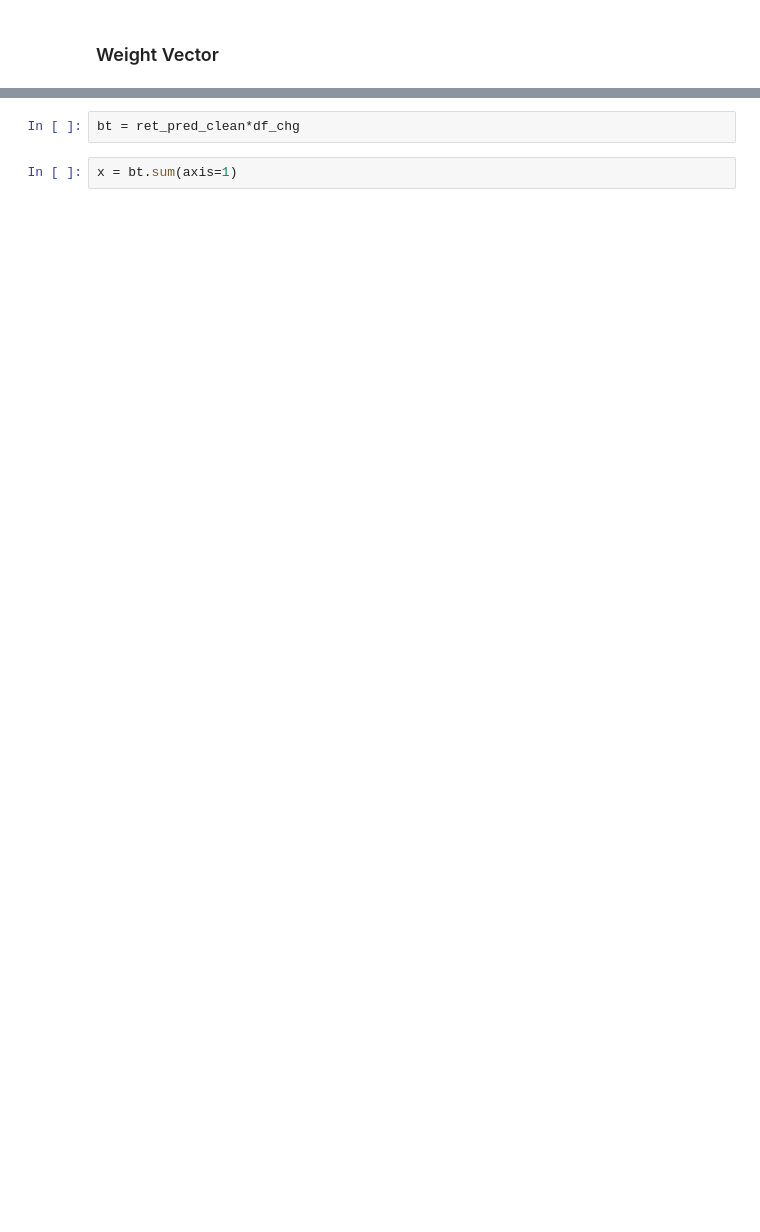
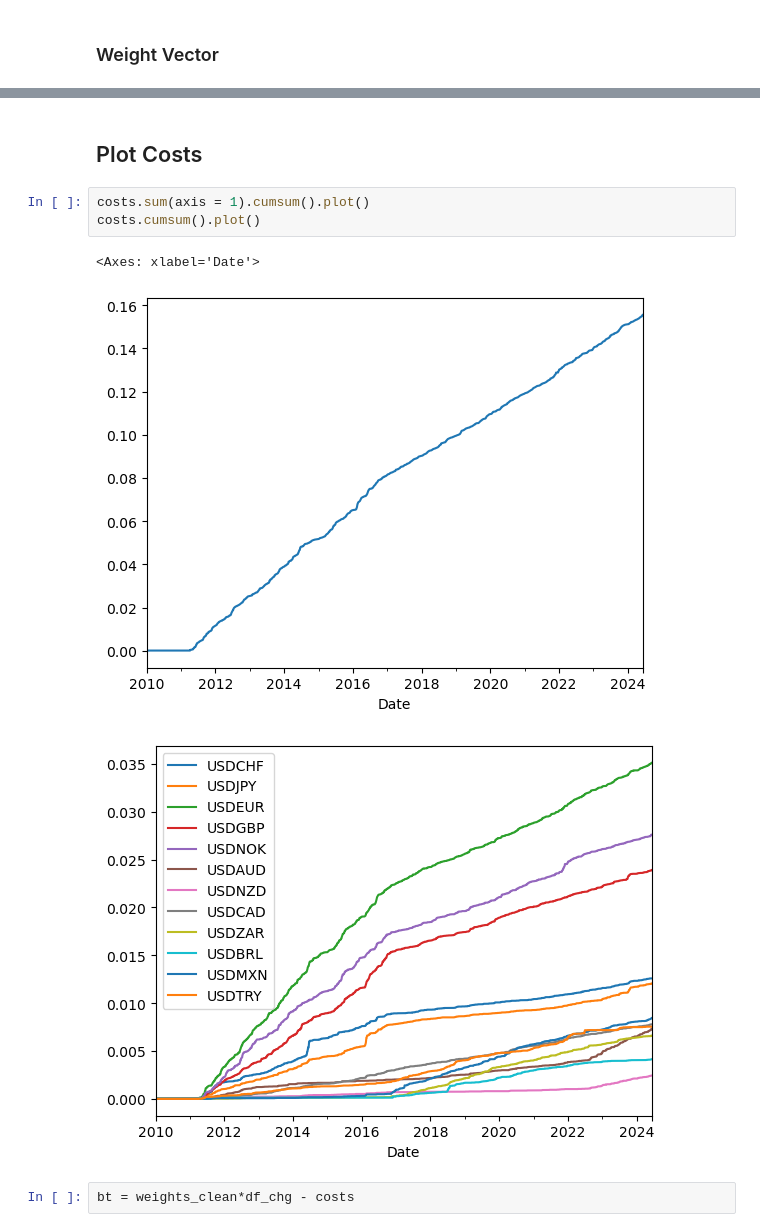
Before and after one commit to andreignatius/quant-trading, a Jupyter notebook: fx_portfolio_construction.ipynb, the cells around one changed output, grey strips where cells are left out. Saved outputs shown, nothing was run; the diff lists cells and outputs as text; blank space fills up the shorter version.

```diff
--- a/fx_portfolio_construction.ipynb
+++ b/fx_portfolio_construction.ipynb
@@ -165,7 +179,14 @@ ret_pred_clean.plot(figsize = (20,8))
+# %% [markdown]
+## Plot Costs
+# %%
+costs.sum(axis = 1).cumsum().plot()
+costs.cumsum().plot()
+# %% [output]
+<Axes: xlabel='Date'>
+[figure, added]
+[figure, added]
 # %%
-bt = ret_pred_clean*df_chg
+bt = weights_clean*df_chg - costs
-# %%
-x = bt.sum(axis=1)
 # %%
 bt.sum(axis=1).cumsum().plot()
 bt.cumsum().plot()
```
Also changed, not shown: parts of 14 cells of this notebook, 1 other file.
